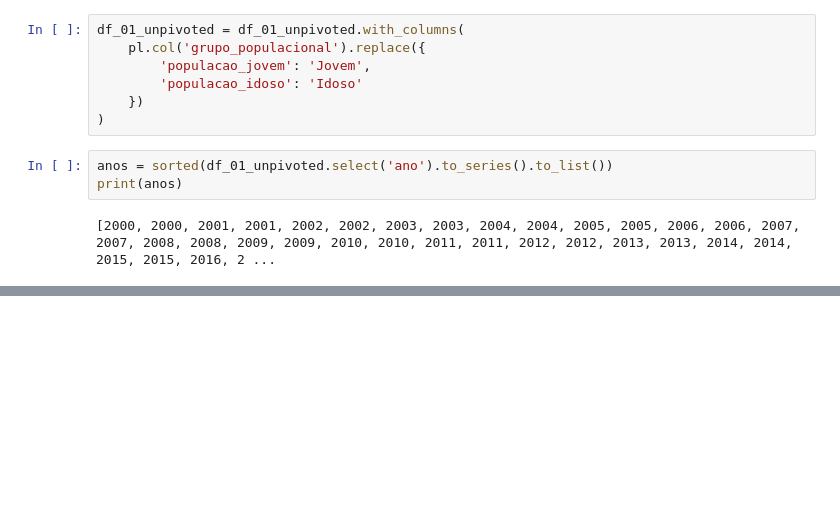
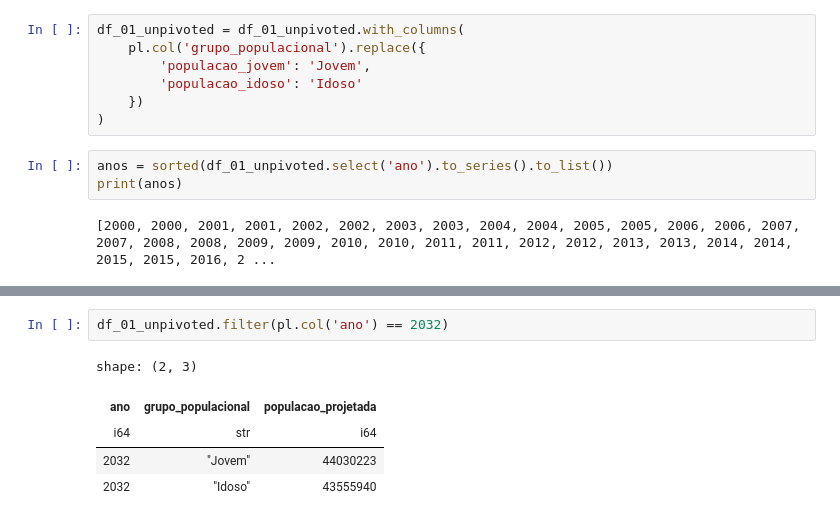
Before and after one commit to LazaroDamasceno/Analise-Dados-com-Python, a Jupyter notebook: ibge/projecao_populacao/projecao_populacao_jovem_idosa.ipynb, the cells around one changed output, grey strips where cells are left out. Cells and saved outputs as stored; diff of their text form; blank space fills up the shorter version.

```diff
--- a/ibge/projecao_populacao/projecao_populacao_jovem_idosa.ipynb
+++ b/ibge/projecao_populacao/projecao_populacao_jovem_idosa.ipynb
@@ -223,0 +269,8 @@ plt.show()
+# %%
+df_01_unpivoted.filter(pl.col('ano') == 2032)
+# %% [output]
+shape: (2, 3)
+| ano | grupo_populacional | populacao_projetada |
+| i64 | str | i64 |
+| 2032 | "Jovem" | 44030223 |
+| 2032 | "Idoso" | 43555940 |
```
Also changed, not shown: parts of 8 cells of this notebook, 1 other file.
